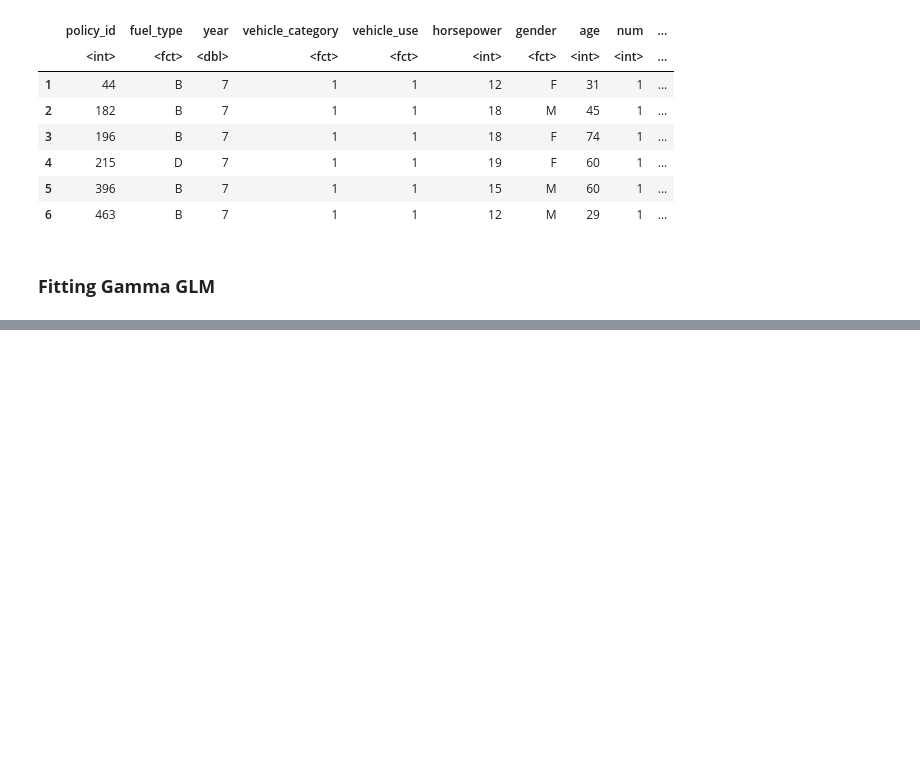
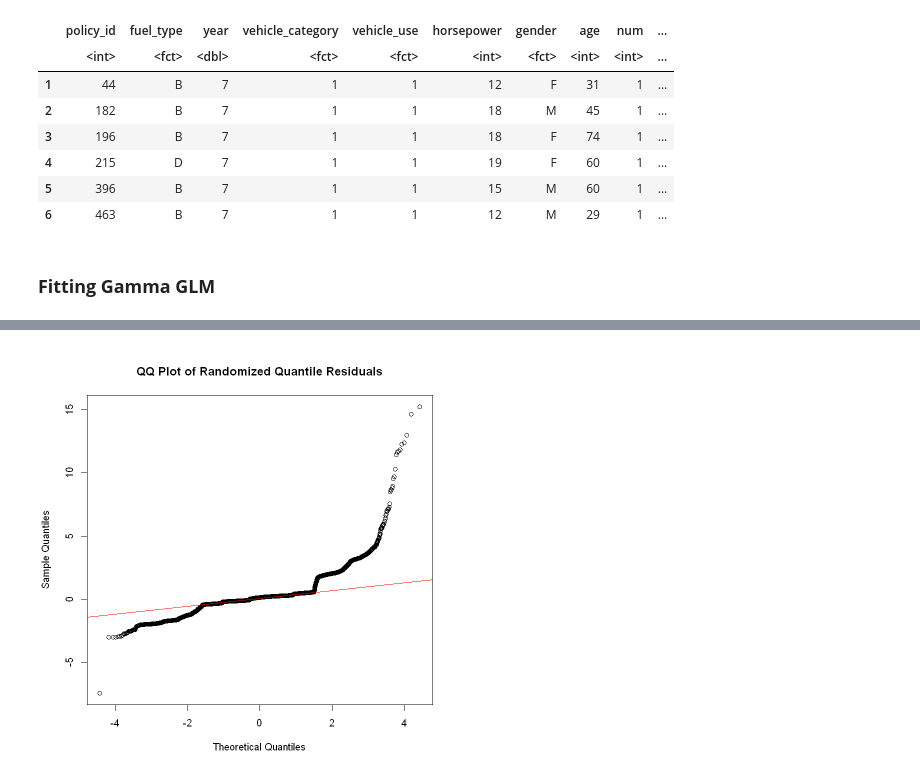
Before and after one commit to tim901225pn-ui/Claim-Prediction-Application-of-GLM-on-Compound-Poisson-Model, a Jupyter notebook: RESULT.ipynb, the cells around one changed output, grey strips where cells are left out. Drawn from its saved outputs; the diff is of its cells as text; code cells hidden in the pictures; blank space fills up the shorter version.

```diff
--- a/RESULT.ipynb
+++ b/RESULT.ipynb
@@ -234,0 +268,9 @@ A matrix: 6 × 3 of type dbl
+# %%
+library(statmod)
+
+qres = qresid(fit.sev.train.update)  # randomized quantile residuals
+
+qqnorm(qres, main = "QQ Plot of Randomized Quantile Residuals")
+qqline(qres, col = "red")
+# %% [output]
+[figure, added]
```
Also changed, not shown: parts of 3 cells of this notebook, 1 other file.
